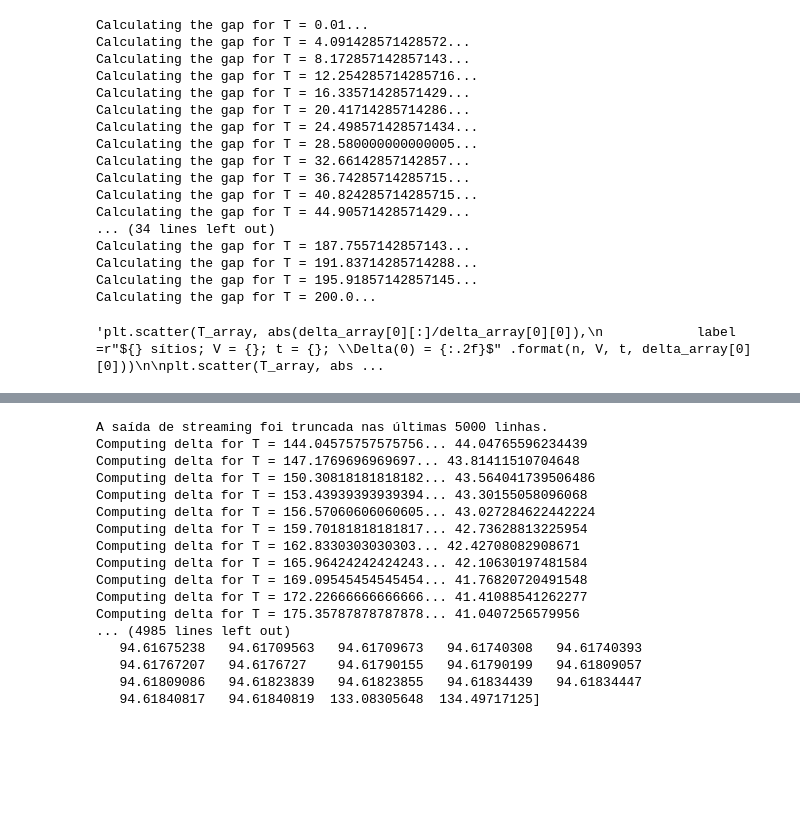
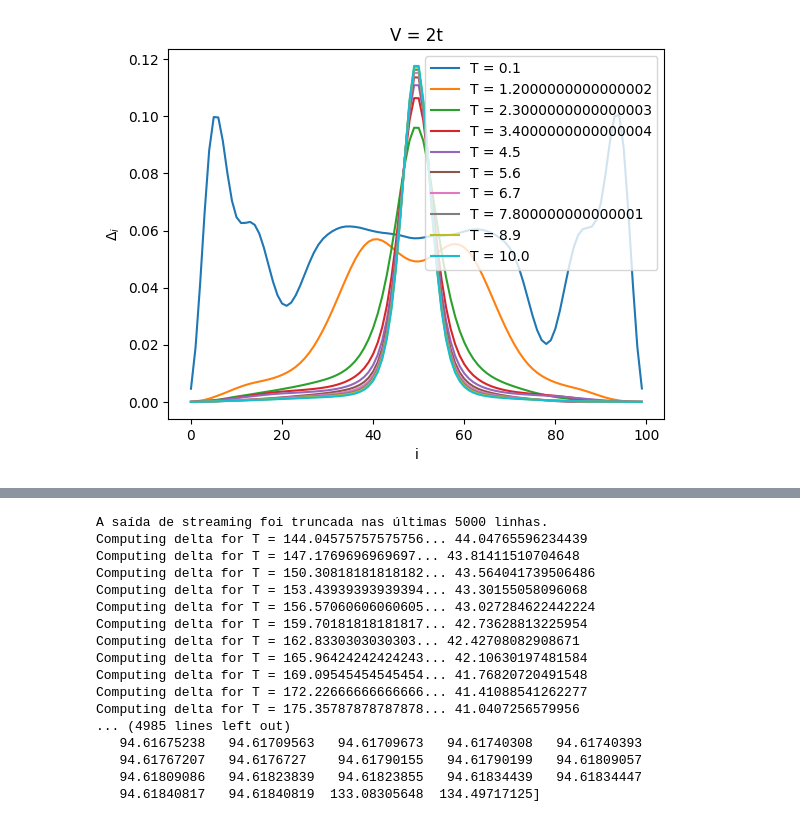
Before and after one commit to giovanni-br/BdG-ML, a Jupyter notebook: spin_non_periodic.ipynb, the cells around one changed output, grey strips where cells are left out. Drawn from its saved outputs; the diff is of its cells as text; code cells hidden in the pictures; blank space fills up the shorter version.

```diff
--- a/spin_non_periodic.ipynb
+++ b/spin_non_periodic.ipynb
@@ -164,0 +332,11 @@ def gap_function(n, T_array, t=1, V=1, epsilon=1e-2, delta_guess = 1.0):
+# %%
+delta_array = np.array(delta_array)
+for i, c in enumerate(delta_array):
+  T = T_array[i]
+  plt.plot(abs(c), label = 'T = {T}'.format(T = T))
+  plt.title('V = 2t')
+  plt.xlabel('i')
+  plt.ylabel(r'$\Delta_{i}$')
+  plt.legend()
+# %% [output]
+[figure, added]
@@ -165,41 +357,12 @@ def gap_function(n, T_array, t=1, V=1, epsilon=1e-2, delta_guess = 1.0):
 # %%
-from scipy.constants import k
-import matplotlib.pyplot as plt
-
-#k = 0.0861733
 k=1.0
-T_array = np.linspace(1e-2, 200, 50)
+T_array = np.linspace(0.1, 10, )
 t= 1.0
-V = 10000*t
-n = 20
-delta_array = calculate_gaps(n=n, T_array=T_array, V = V, t = t, epsilon=1e-2)
-
-
-'''plt.scatter(T_array, abs(delta_array[0][:]/delta_array[0][0]),
-            label =r"${} sítios; V = {}; t = {}; \Delta(0) = {:.2f}$" .format(n, V, t, delta_array[0][0]))
-
-plt.scatter(T_array, abs(delta_array[1][:]/delta_array[0][1]),
-            label =r"${} sítios; V = {}; t = {}; \Delta(0) = {:.2f}$" .format(n, V, t, delta_array[0][1]))
-plt.xlabel('Temperature (K)')
-plt.ylabel(r'$\frac{\Delta}{\Delta(0)}$')
+V = 2*t
+n = 100
+delta_array = gap_function(n=n, T_array=T_array, V = V, t = t, epsilon=1e-2)
+plt.scatter(range(len(delta_array[0])),np.abs(np.round(delta_array[0], 4)), label = V)
+plt.xlabel('i')
+plt.ylabel(r'$\Delta_{i}$')
 plt.legend()
-plt.show()'''
+plt.show()
-# %% [output]
-Calculating the gap for T = 0.01...
-Calculating the gap for T = 4.091428571428572...
-Calculating the gap for T = 8.172857142857143...
-Calculating the gap for T = 12.254285714285716...
-Calculating the gap for T = 16.33571428571429...
-Calculating the gap for T = 20.41714285714286...
-Calculating the gap for T = 24.498571428571434...
-Calculating the gap for T = 28.580000000000005...
-Calculating the gap for T = 32.66142857142857...
-Calculating the gap for T = 36.74285714285715...
-Calculating the gap for T = 40.824285714285715...
-Calculating the gap for T = 44.90571428571429...
-... (34 lines left out)
-Calculating the gap for T = 187.7557142857143...
-Calculating the gap for T = 191.83714285714288...
-Calculating the gap for T = 195.91857142857145...
-Calculating the gap for T = 200.0...
-'plt.scatter(T_array, abs(delta_array[0][:]/delta_array[0][0]),\n            label =r"${} sítios; V = {}; t = {}; \\Delta(0) = {:.2f}$" .format(n, V, t, delta_array[0][0]))\n\nplt.scatter(T_array, abs ...
```
Also changed, not shown: parts of 9 cells of this notebook.
